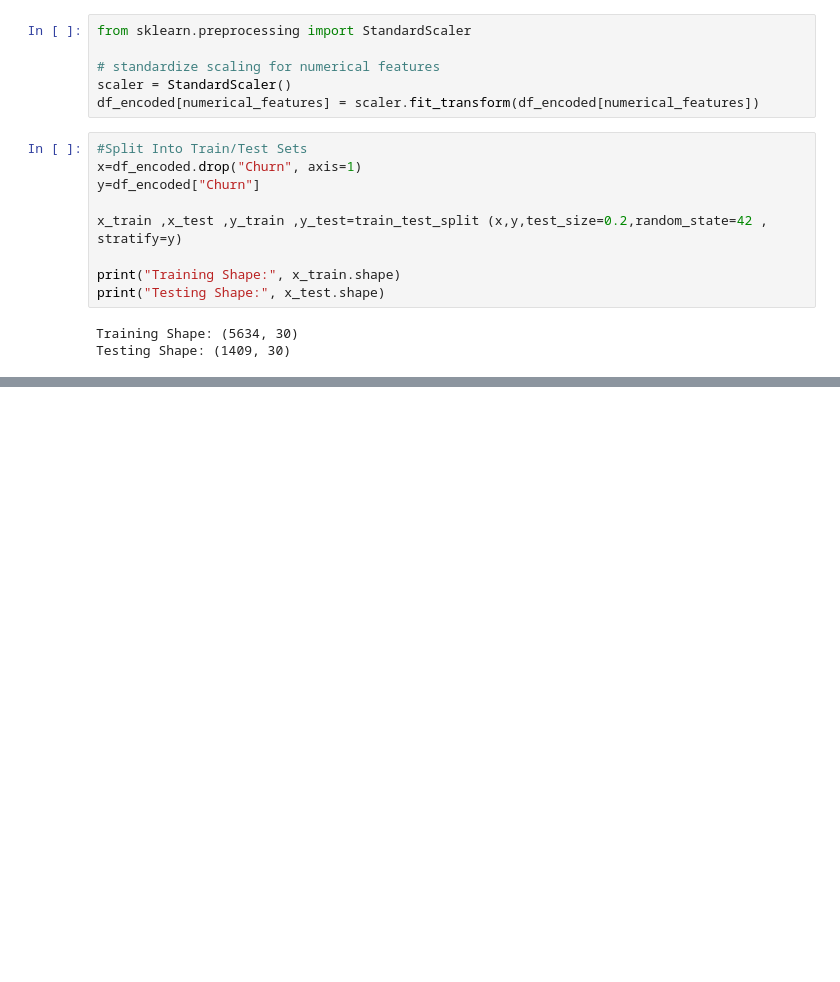
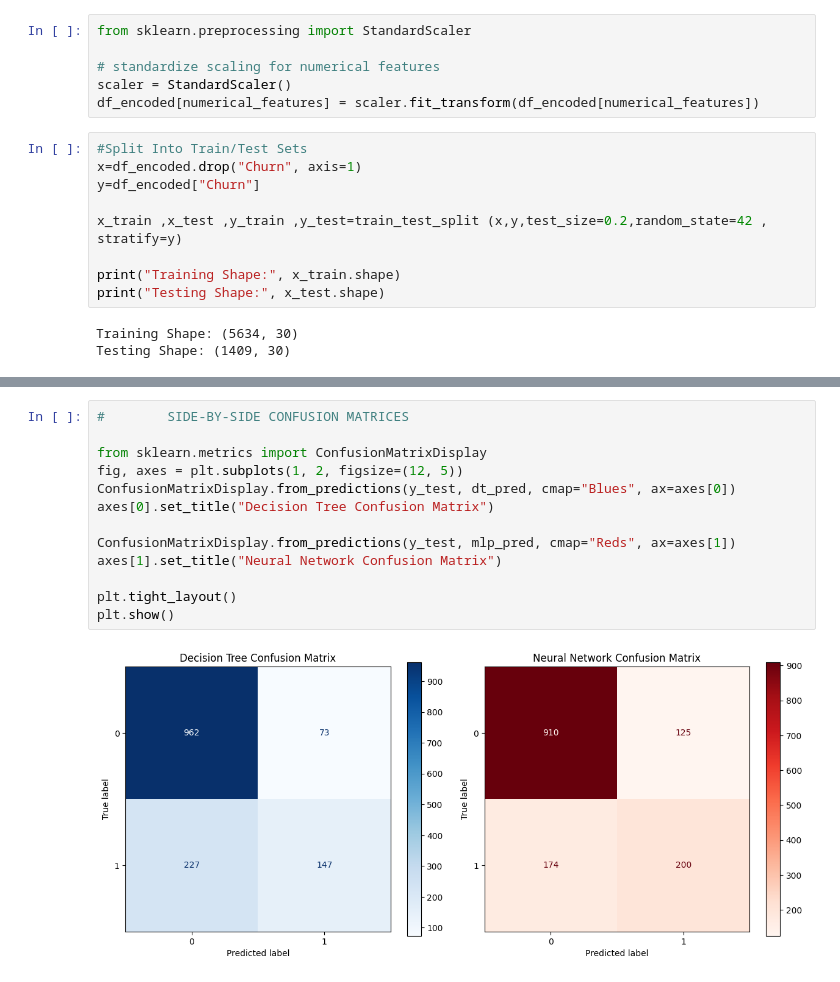
Before and after one commit to Hasindu123e/Churn-data-prediction, a Jupyter notebook: churn__data_Prediction.ipynb, the cells around one changed output, grey strips where cells are left out. Drawn from its saved outputs; the diff is of its cells as text; blank space fills up the shorter version.

```diff
--- a/churn__data_Prediction.ipynb
+++ b/churn__data_Prediction.ipynb
@@ -159,0 +378,15 @@ Testing Shape: (1409, 30)
+# %%
+#        SIDE-BY-SIDE CONFUSION MATRICES
+
+from sklearn.metrics import ConfusionMatrixDisplay
+fig, axes = plt.subplots(1, 2, figsize=(12, 5))
+ConfusionMatrixDisplay.from_predictions(y_test, dt_pred, cmap="Blues", ax=axes[0])
+axes[0].set_title("Decision Tree Confusion Matrix")
+
+ConfusionMatrixDisplay.from_predictions(y_test, mlp_pred, cmap="Reds", ax=axes[1])
+axes[1].set_title("Neural Network Confusion Matrix")
+
+plt.tight_layout()
+plt.show()
+# %% [output]
+[figure, added]
```
Also changed, not shown: parts of 4 cells of this notebook.
